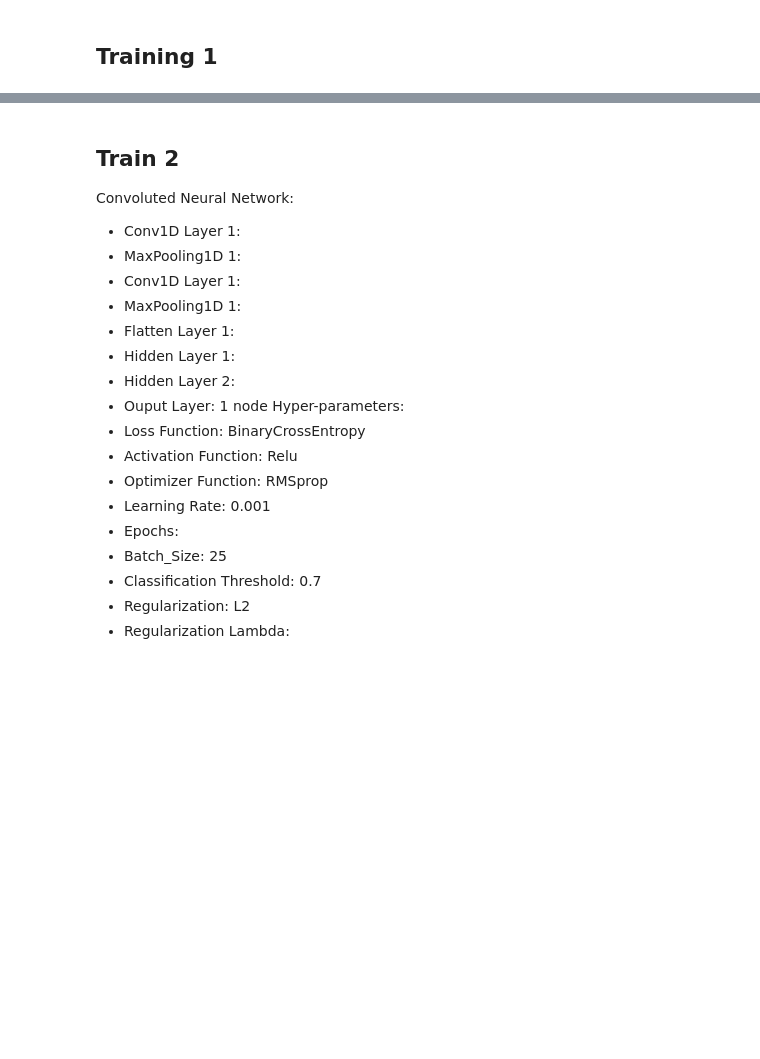
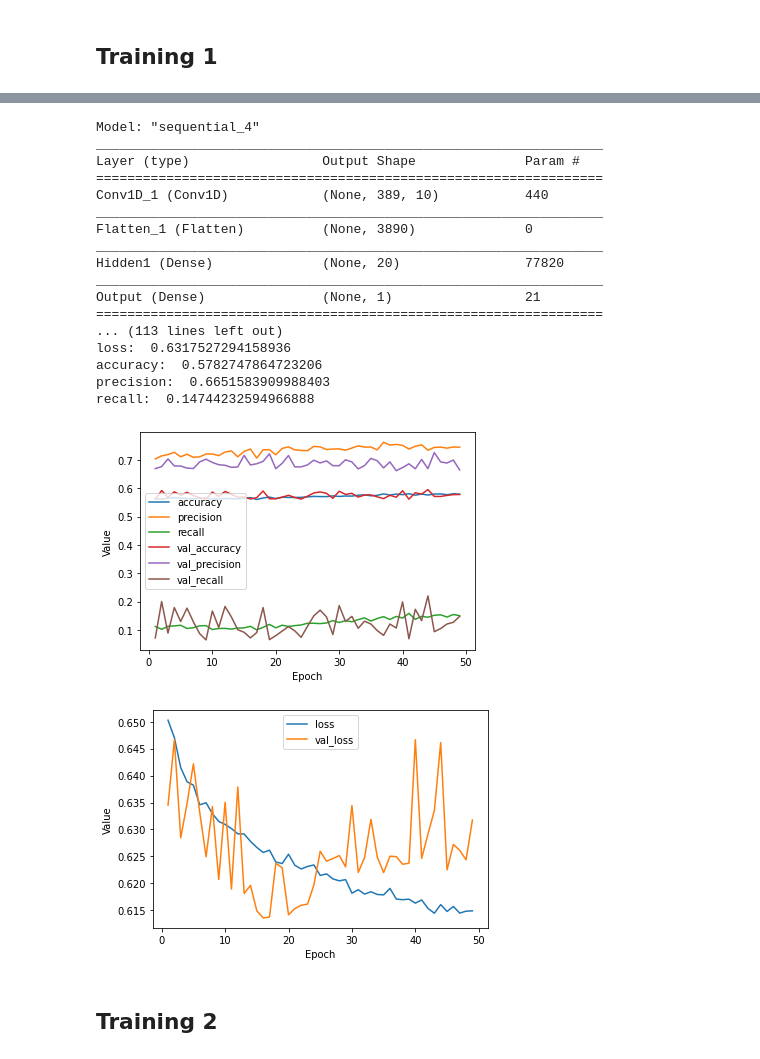
Before and after one commit to googleinterns/activity-recognition, a Jupyter notebook: location/lbs/activity/audioset/training/training_rms_cnn.ipynb, the cells around one changed output, grey strips where cells are left out. Saved outputs shown, nothing was run; the diff lists cells and outputs as text; code cells hidden in the pictures; blank space fills up the shorter version.

```diff
--- a/location/lbs/activity/audioset/training/training_rms_cnn.ipynb
+++ b/location/lbs/activity/audioset/training/training_rms_cnn.ipynb
@@ -160,0 +115,2 @@ print(count)
+# %%
+x_train, y_train, x_val, y_val = data_preprocessing(df)
@@ -161,3 +121,6 @@ print(count)
+# %%
+x_train = x_train.reshape(y_train.shape[0], 431, 1)
+x_val = x_val.reshape(y_val.shape[0], 431, 1)
 # %%
 def make_dir(path):
     if not os.path.isdir(path):
@@ -203,9 +163,0 @@ x_train, x_val, y_train, y_val = sklearn.model_selection.train_test_split(X, y,
-# %%
-# trying to fix bug:
-# ValueError: Failed to convert a NumPy array to a Tensor (Unsupported object type float).
-# It worked!!!
-from keras import backend as K
-x_train = K.cast_to_floatx(x_train)
-y_train = K.cast_to_floatx(y_train)
-x_val = K.cast_to_floatx(x_val)
-y_val = K.cast_to_floatx(y_val)
@@ -214,5 +163,0 @@ ModuleNotFoundError: No module named 'keras'
-# %%
-x_train = x_train.reshape(x_train.shape[0], x_train.shape[1], 1)
-y_train = y_train.reshape(y_train.shape[0], 1)
-x_val = x_val.reshape(x_val.shape[0], x_val.shape[1], 1)
-y_val = y_val.reshape(y_val.shape[0], 1)
@@ -279,7 +215,7 @@ print("Defined the create_model and train_model functions.")
 # %%
 # The following variables are the hyperparameters.
 learning_rate = 0.001
-epochs = 500
+epochs = 50
 batch_size = 25
 classification_threshold = 0.70
 label_name = "label"
@@ -288,68 +224,66 @@ list_of_hyperparameters = [learning_rate, epochs, batch_size,
                            classification_threshold,
                            label_name]
 
-# Here is the updated definition of METRICS:
+# Metrics to measure model performance
 METRICS = [
-      tf.keras.metrics.BinaryAccuracy(
-          name='accuracy', threshold=classification_threshold),
-      tf.keras.metrics.Precision(
-          thresholds=classification_threshold, name='precision'),
-      tf.keras.metrics.Recall(
-          thresholds=classification_threshold, name="recall"),
+    tf.keras.metrics.BinaryAccuracy(name='accuracy', threshold=classification_threshold),
+    tf.keras.metrics.Precision(thresholds=classification_threshold, name='precision'),
+    tf.keras.metrics.Recall(thresholds=classification_threshold, name="recall"),
 ]
 
-# Establish the model's topography.
+# Create model
 my_model = create_model(learning_rate, METRICS)
 
 # View the model's structure.
 my_model.summary()
 
 # Train the model on the training set.
 epochs, hist = train_model(my_model, x_train, y_train, epochs,
                           label_name, batch_size, validation_data=(x_val, y_val))
 
 # Plot metrics vs. epochs
 list_of_metrics_to_plot = ['accuracy', "precision", "recall", 'val_accuracy', 'val_precision', 'val_recall']
 plot_curve(epochs, hist, dest_dir, notebook, filename, list_of_metrics_to_plot, list_of_hyperparameters)
 plot_curve(epochs, hist, dest_dir, notebook, filename, ['loss', 'val_loss'], list_of_hyperparameters)
 
 training_performance =  my_model.evaluate(x_train, y_train, verbose=0)
 print('Training Performance')
 print('---------------------------------')
 print('loss: ', training_performance[0])
 print('accuracy: ', training_performance[1])
 print('precision: ', training_performance[2])
 print('recall: ', training_performance[3])
 print()
 
 validation_performance =  my_model.evaluate(x_val, y_val, verbose=0)
 print('Validation Performance')
 print('---------------------------------')
 print('loss: ', validation_performance[0])
 print('accuracy: ', validation_performance[1])
 print('precision: ', validation_performance[2])
 print('recall: ', validation_performance[3])
+# %% [output]
+Model: "sequential_4"
+_________________________________________________________________
+Layer (type)                 Output Shape              Param #
+=================================================================
+Conv1D_1 (Conv1D)            (None, 389, 10)           440
+_________________________________________________________________
+Flatten_1 (Flatten)          (None, 3890)              0
+_________________________________________________________________
+Hidden1 (Dense)              (None, 20)                77820
+_________________________________________________________________
+Output (Dense)               (None, 1)                 21
+=================================================================
+... (113 lines left out)
+loss:  0.6317527294158936
+accuracy:  0.5782747864723206
+precision:  0.6651583909988403
+recall:  0.14744232594966888
+[figure, added]
+[figure, added]
-# %% [markdown]
-## Train 2
-Convoluted Neural Network:
-* Conv1D Layer 1:
-* MaxPooling1D 1:
-* Conv1D Layer 1:
-* MaxPooling1D 1:
-* Flatten Layer 1:
-* Hidden Layer 1:
-* Hidden Layer 2:
-* Ouput Layer: 1 node
-Hyper-parameters:
-* Loss Function: BinaryCrossEntropy
-* Activation Function: Relu
-* Optimizer Function: RMSprop
-* Learning Rate: 0.001
-* Epochs:
-* Batch_Size: 25
-* Classification Threshold: 0.7
-* Regularization: L2
-* Regularization Lambda:
+# %% [markdown]
+## Training 2
 # %%
 # Define the functions that create and train a model.
 def create_model(my_learning_rate, my_metrics):
```
Also changed, not shown: parts of 21 cells of this notebook, 20 other files.
